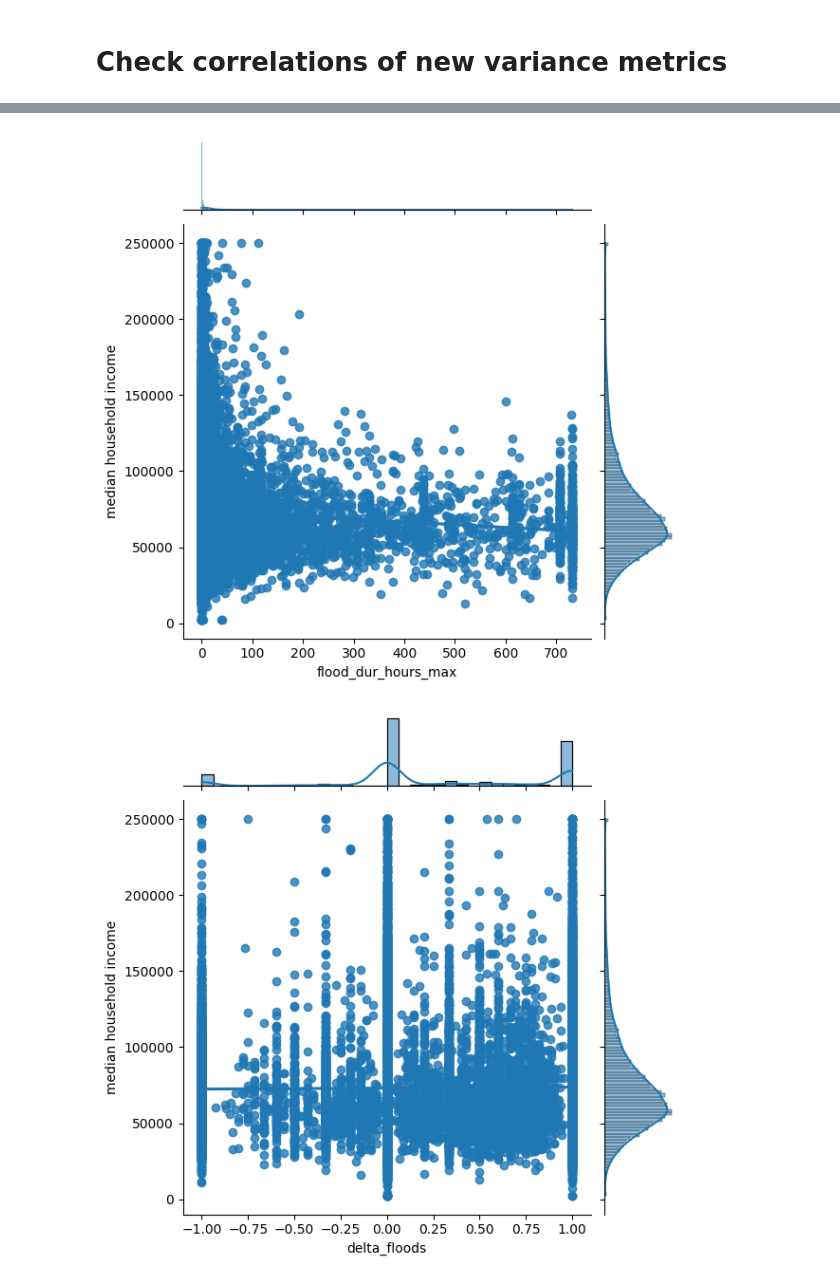
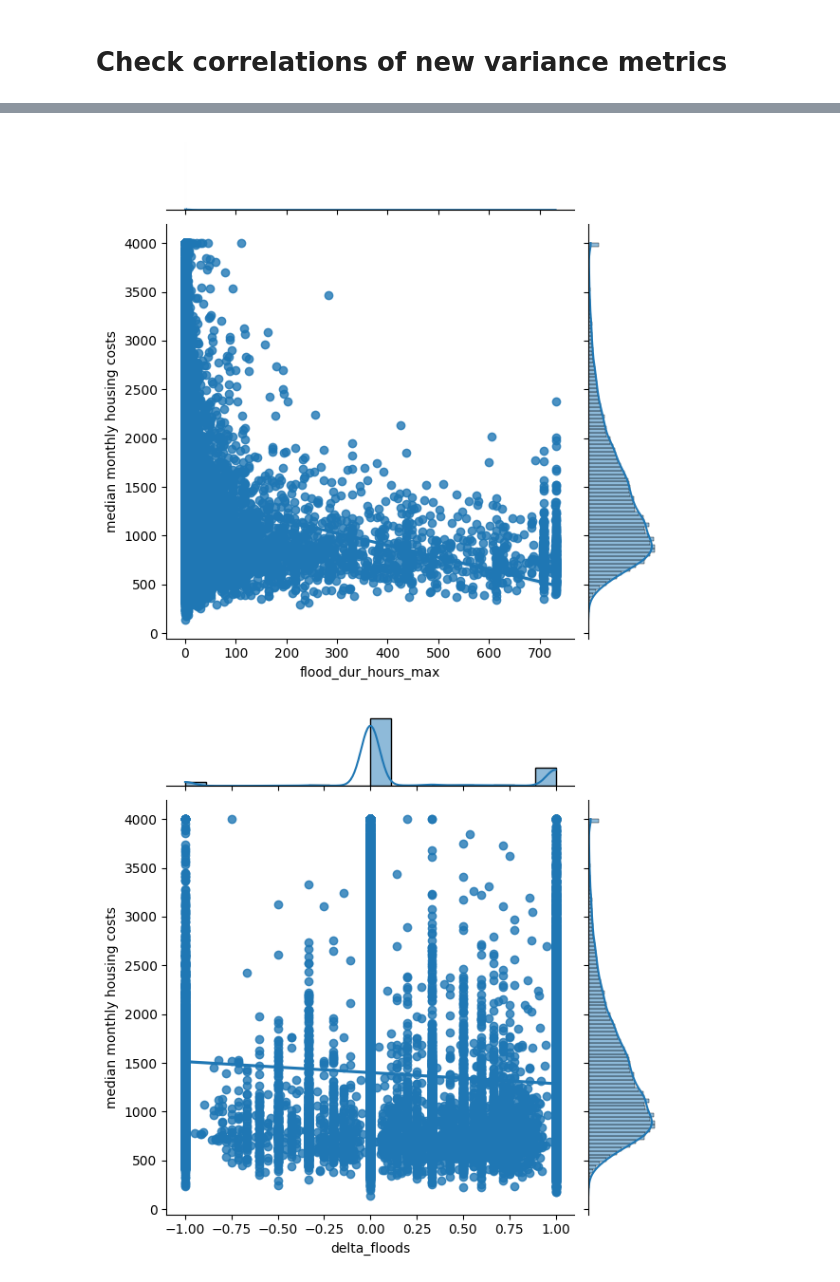
Before and after one commit to kpretz/Social-Economics-of-Flood-Ocurrence, a Jupyter notebook: 02_EDA.ipynb, the cells around one changed output, grey strips where cells are left out. Drawn from its saved outputs; the diff is of its cells as text; code cells hidden in the pictures.

```diff
--- a/02_EDA.ipynb
+++ b/02_EDA.ipynb
@@ -91,0 +67,4 @@ dtype: object
+# %%
+data = data.replace(-666666666.0, np.nan)
+print(data.shape)
+data.isna().sum()
@@ -91,0 +92,4 @@ dtype: object
+# %%
+data = data.dropna()
+print(data.shape)
+data.isna().sum()
@@ -97,17 +119,6 @@ dtype: object
 # calculate change in floods as ratio
 data['delta_floods'] = (data['nflood_2010s'] - data['nflood_2000s']) / (data['nflood_2010s'] + data['nflood_2000s'])
 data.loc[data['nflood_2010s'] + data['nflood_2000s'] == 0, 'delta_floods'] = 0 # fill in zero if no floods (denom would be zero)
-# %%
-### calculate variation metrics - how much is a zip code outside the state median?
-metrics_to_calc = ['med_houseinc_12mon',
-                   'household_public_assistance1']
-
-for n in metrics_to_calc:
-    data[n + '_var'] = data[n] / data[n + '_state_med']
-
-##drop state median metrics for further analysis
-drop_state_med = [x for x in data.columns if '_state_med' in x]
-data.drop(drop_state_med, axis=1, inplace=True)
 # %% [markdown]
 # Check correlations of new variance metrics
 # %%
@@ -123,5 +153,0 @@ Generally, variance metrics by state not as good correlation - remove for now
-# %%
-## drop variance columns
-var_column_names = [x for x in data.columns if '_var' in x]
-print(var_column_names)
-data = data.drop(var_column_names, axis=1)
@@ -161,8 +179,8 @@ for n in data.columns:
 ###plot 20th percentile income vs number of floods
 pairplot_list = ['nflood_2000s', 'flood_dur_hours_max', 'delta_floods', 'channel_length_km']
 for n in pairplot_list:
-    sns.jointplot(data=data, x=n, y='med_houseinc_12mon', kind='reg')
-    plt.ylabel('median household income')
+    sns.jointplot(data=data, x=n, y='median_monthly_housing_costs', kind='reg')
+    plt.ylabel('median monthly housing costs')
     plt.xlabel(n)
     plt.show()
 # %% [output]
@@ -170,2 +188,2 @@ for n in pairplot_list:
-[figure, old version]
+[figure, new version]
-[figure, old version]
+[figure, new version]
```
Also changed, not shown: parts of 23 cells of this notebook, 1 other file.
